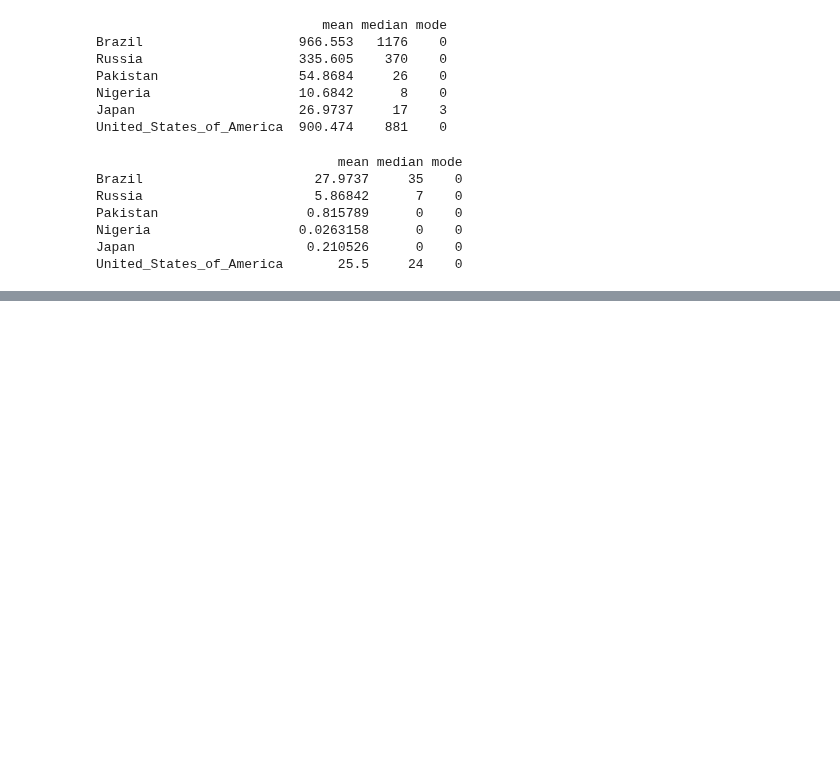
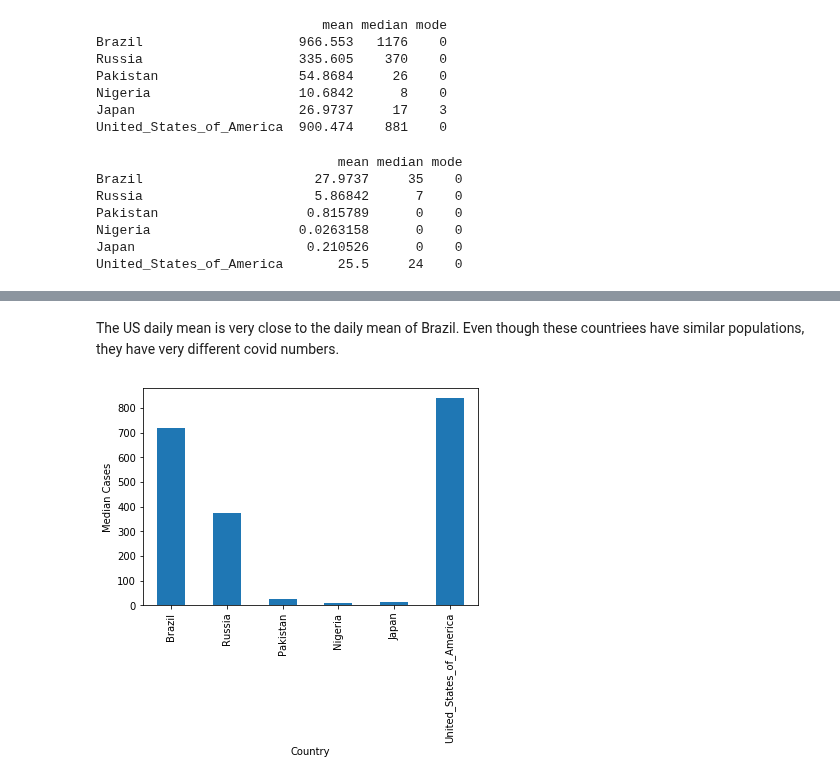
Before and after one commit to UNCG-CSE/COVID-Team-1, a Jupyter notebook: src/stage_2_group.ipynb, the cells around one changed output, grey strips where cells are left out. Cells and saved outputs as stored; diff of their text form; code cells hidden in the pictures; blank space fills up the shorter version.

```diff
--- a/src/stage_2_group.ipynb
+++ b/src/stage_2_group.ipynb
@@ -288,0 +522,9 @@ United_States_of_America       25.5     24    0
+# %% [markdown]
+The US daily mean is very close to the daily mean of Brazil. Even though these countriees have similar populations, they have very different covid numbers.
+# %%
+ax = world_cases_statistics_daily['median'].plot.bar(color = 'C0')
+ax.set_ylabel('Median Cases')
+ax.set_xlabel('Country')
+plt.show()
+# %% [output]
+[figure, added]
```
Also changed, not shown: parts of 20 cells of this notebook, 1 other file.
